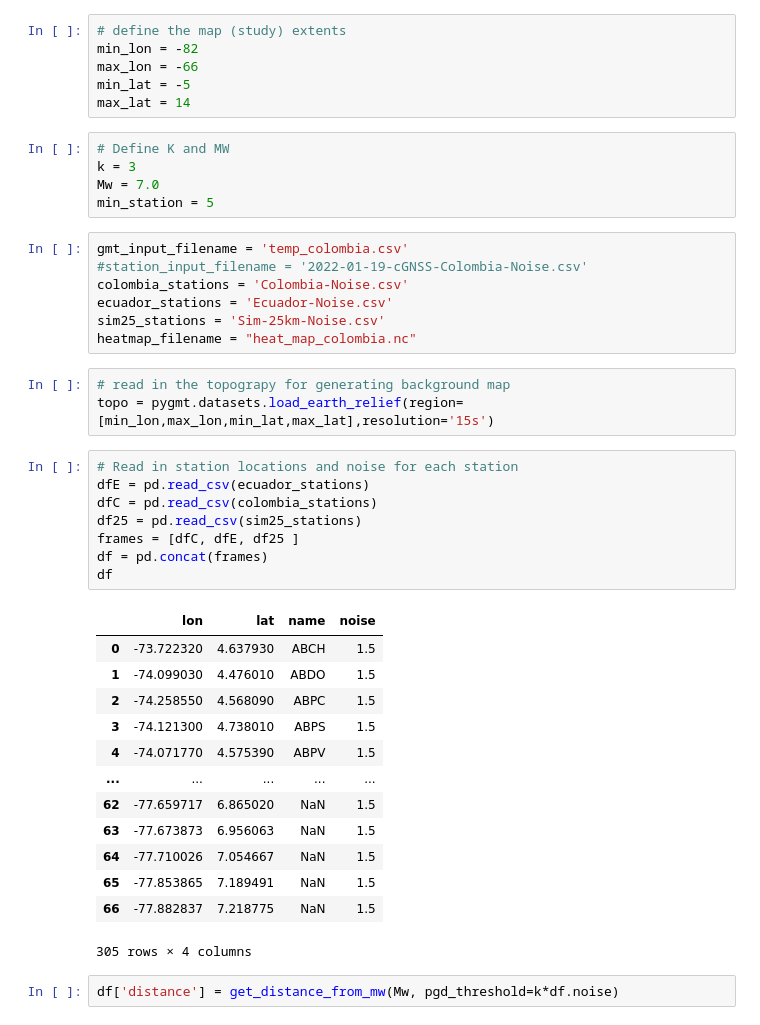
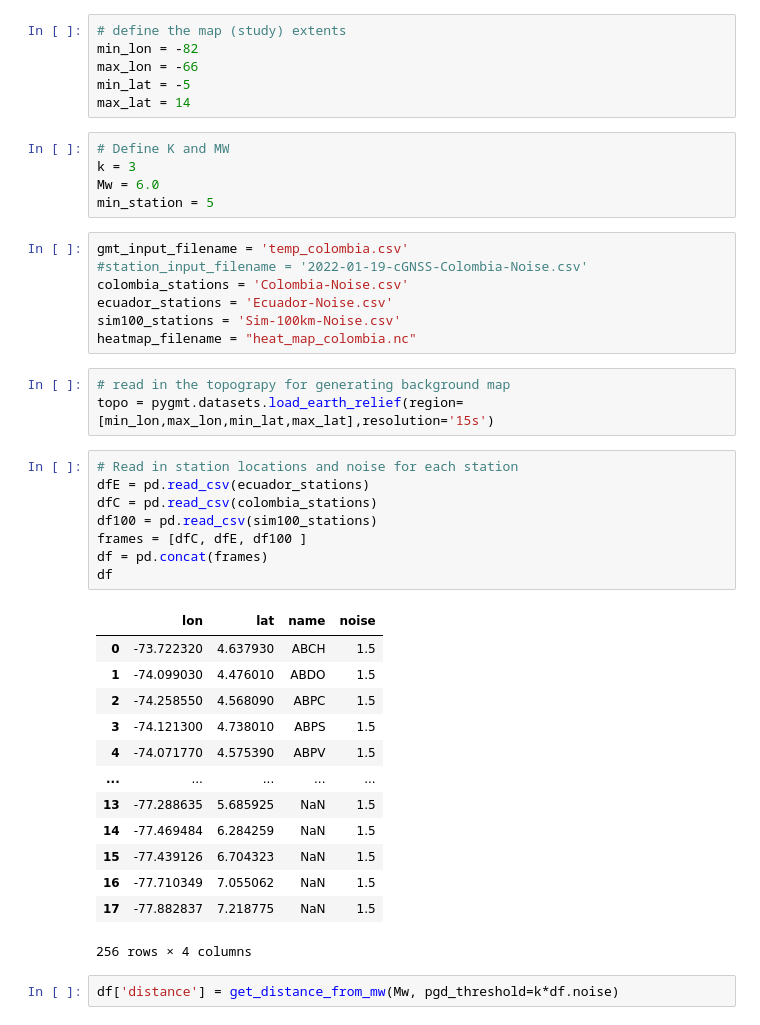
Before and after one commit to david-mencin/ColombiaEEW, a Jupyter notebook: Sensitivty.ipynb, the cells around one changed output. Drawn from its saved outputs; the diff is of its cells as text.

```diff
--- a/Sensitivty.ipynb
+++ b/Sensitivty.ipynb
@@ -265,40 +265,40 @@ max_lat = 14
 # %%
 # Define K and MW
 k = 3
-Mw = 7.0
+Mw = 6.0
 min_station = 5
 # %%
 gmt_input_filename = 'temp_colombia.csv'
 #station_input_filename = '2022-01-19-cGNSS-Colombia-Noise.csv'
 colombia_stations = 'Colombia-Noise.csv'
 ecuador_stations = 'Ecuador-Noise.csv'
-sim25_stations = 'Sim-25km-Noise.csv'
+sim100_stations = 'Sim-100km-Noise.csv'
 heatmap_filename = "heat_map_colombia.nc"
 # %%
 # read in the topograpy for generating background map
 topo = pygmt.datasets.load_earth_relief(region=[min_lon,max_lon,min_lat,max_lat],resolution='15s')
-# %%
-# Read in station locations and noise for each station
-dfE = pd.read_csv(ecuador_stations)
-dfC = pd.read_csv(colombia_stations)
-df25 = pd.read_csv(sim25_stations)
-frames = [dfC, dfE, df25 ]
-df = pd.concat(frames)
-df
-# %% [output]
-|  | lon | lat | name | noise |
-| 0 | -73.722320 | 4.637930 | ABCH | 1.5 |
-| 1 | -74.099030 | 4.476010 | ABDO | 1.5 |
-| 2 | -74.258550 | 4.568090 | ABPC | 1.5 |
-| 3 | -74.121300 | 4.738010 | ABPS | 1.5 |
-| 4 | -74.071770 | 4.575390 | ABPV | 1.5 |
-| ... | ... | ... | ... | ... |
-| 62 | -77.659717 | 6.865020 | NaN | 1.5 |
-| 63 | -77.673873 | 6.956063 | NaN | 1.5 |
-| 64 | -77.710026 | 7.054667 | NaN | 1.5 |
-| 65 | -77.853865 | 7.189491 | NaN | 1.5 |
-| 66 | -77.882837 | 7.218775 | NaN | 1.5 |
-305 rows × 4 columns
+# %%
+# Read in station locations and noise for each station
+dfE = pd.read_csv(ecuador_stations)
+dfC = pd.read_csv(colombia_stations)
+df100 = pd.read_csv(sim100_stations)
+frames = [dfC, dfE, df100 ]
+df = pd.concat(frames)
+df
+# %% [output]
+|  | lon | lat | name | noise |
+| 0 | -73.722320 | 4.637930 | ABCH | 1.5 |
+| 1 | -74.099030 | 4.476010 | ABDO | 1.5 |
+| 2 | -74.258550 | 4.568090 | ABPC | 1.5 |
+| 3 | -74.121300 | 4.738010 | ABPS | 1.5 |
+| 4 | -74.071770 | 4.575390 | ABPV | 1.5 |
+| ... | ... | ... | ... | ... |
+| 13 | -77.288635 | 5.685925 | NaN | 1.5 |
+| 14 | -77.469484 | 6.284259 | NaN | 1.5 |
+| 15 | -77.439126 | 6.704323 | NaN | 1.5 |
+| 16 | -77.710349 | 7.055062 | NaN | 1.5 |
+| 17 | -77.882837 | 7.218775 | NaN | 1.5 |
+256 rows × 4 columns
 # %%
 df['distance'] = get_distance_from_mw(Mw, pgd_threshold=k*df.noise)
 # %%
```
Also changed, not shown: parts of 3 cells of this notebook, 5 other files.
